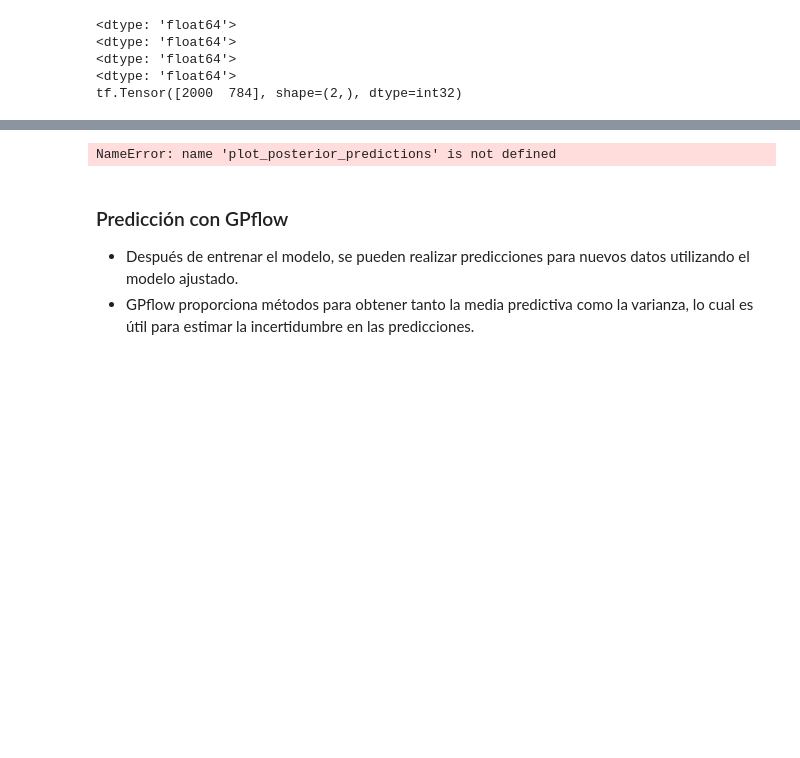
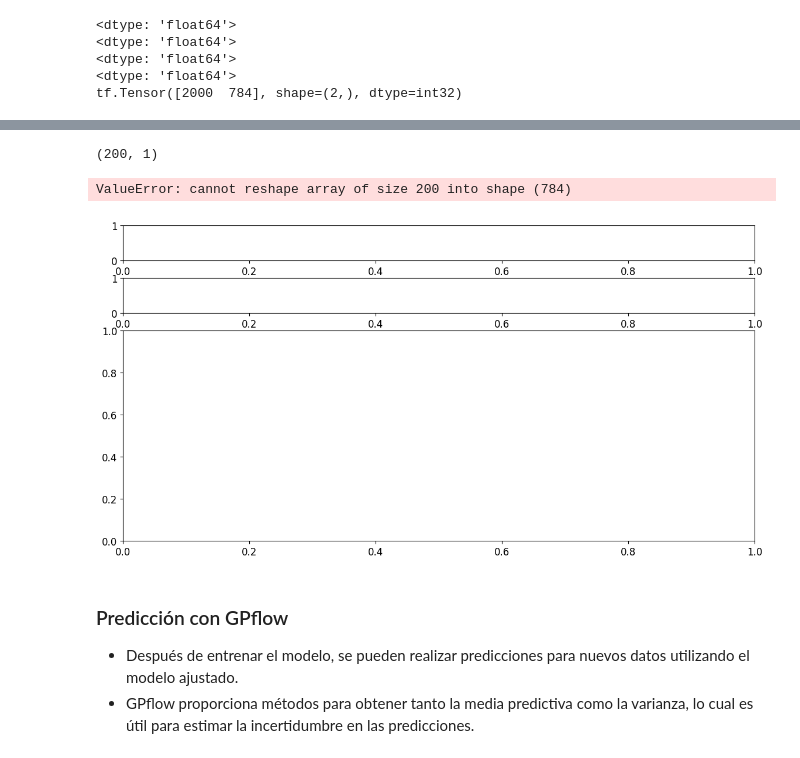
Before and after one commit to juansebastiangit/Inteligencia_artificial, a Jupyter notebook: Tareas/Parcial_2/ejercicios-gpflow.ipynb, the cells around one changed output, grey strips where cells are left out. Saved outputs shown, nothing was run; the diff lists cells and outputs as text; code cells hidden in the pictures; blank space fills up the shorter version.

Commit message:
Kaggle Notebook | Ejercicios GPflow | Revisar errores en la prediccion

```diff
--- a/Tareas/Parcial_2/ejercicios-gpflow.ipynb
+++ b/Tareas/Parcial_2/ejercicios-gpflow.ipynb
@@ -156,10 +194,15 @@ print_summary(m, fmt="notebook")
 | SVGP.inducing_variable.Z | Parameter | Identity |  | False | (2000, 784) | float64 | [[0., 0., 0.... |
 | SVGP.q_mu | Parameter | Identity |  | True | (2000, 10) | float64 | [[-4.47115170e-01, -6.28983084e-0... |
 | SVGP.q_sqrt | Parameter | Softplus |  | True | (2000, 10) | float64 | [[0.00424646, 0.00926747, 0.00357... |
+# %%
+print (np.linspace(X_test.min(), X_test.max(), 200).reshape(-1, 1).shape)
+# %% [output]
+(200, 1)
 # %%
-plot_posterior_predictions(m, X_test, y_test)
+plot_posterior_predictions(m, X_test, y_test.flatten())
 # %% [output]
-NameError: name 'plot_posterior_predictions' is not defined
+ValueError: cannot reshape array of size 200 into shape (784)
+[figure, added]
 # %% [markdown]
 ### Predicción con GPflow
 
```
Also changed, not shown: parts of 6 cells of this notebook.
